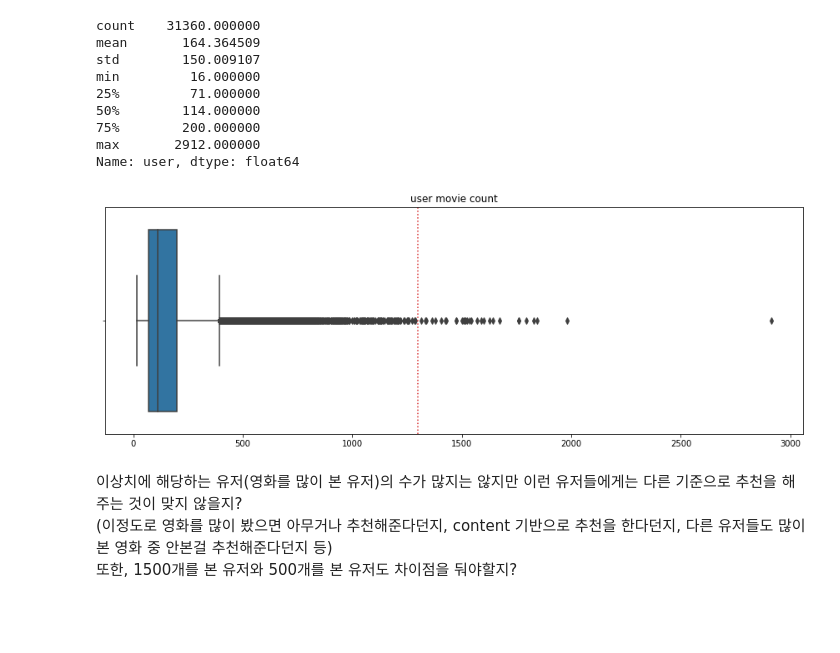
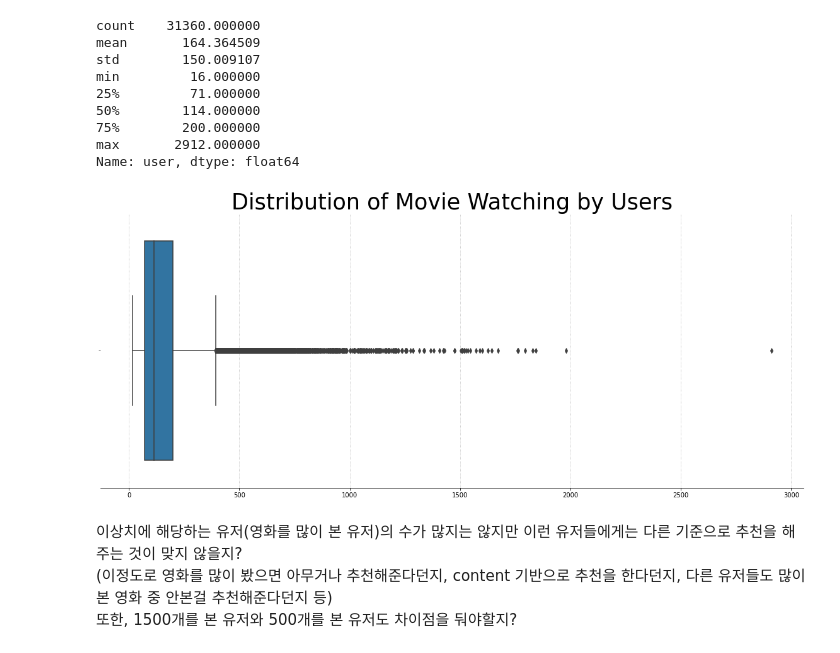
Before and after one commit to SNMHZ/movie-recommendation, a Jupyter notebook: practice/T3080/EDA.ipynb, the cells around one changed output. Drawn from its saved outputs; the diff is of its cells as text; code cells hidden in the pictures; blank space fills up the shorter version.

```diff
--- a/practice/T3080/EDA.ipynb
+++ b/practice/T3080/EDA.ipynb
@@ -501,15 +543,20 @@ Name: user, dtype: float64
 # %%
 user_item_count = train_rating.groupby(['user'])['item'].agg('count').values.tolist()
 # %%
-fig, ax = plt.subplots(figsize=(15,5))
+fig, ax = plt.subplots(figsize=(20,8))
+ax.spines['left'].set_visible(False)
+ax.spines['right'].set_visible(False)
+ax.spines['top'].set_visible(False)
 
 sns.boxplot(x=user_item_count, ax=ax)
-ax.axvline(x=1300, color='tab:red', ls='dotted')
+# ax.axvline(x=400, color='tab:red', ls='dotted')
 
-ax.set_title('user movie count')
+ax.set_title('Distribution of Movie Watching by Users', fontsize=35)
+ax.grid(axis='x', linestyle=':', which='major')
+
 plt.show()
 # %% [output]
-[figure, old version]
+[figure, new version]
 # %% [markdown]
 이상치에 해당하는 유저(영화를 많이 본 유저)의 수가 많지는 않지만 이런 유저들에게는 다른 기준으로 추천을 해주는 것이 맞지 않을지?
 (이정도로 영화를 많이 봤으면 아무거나 추천해준다던지, content 기반으로 추천을 한다던지, 다른 유저들도 많이본 영화 중 안본걸 추천해준다던지 등)
```
Also changed, not shown: parts of 12 cells of this notebook.
